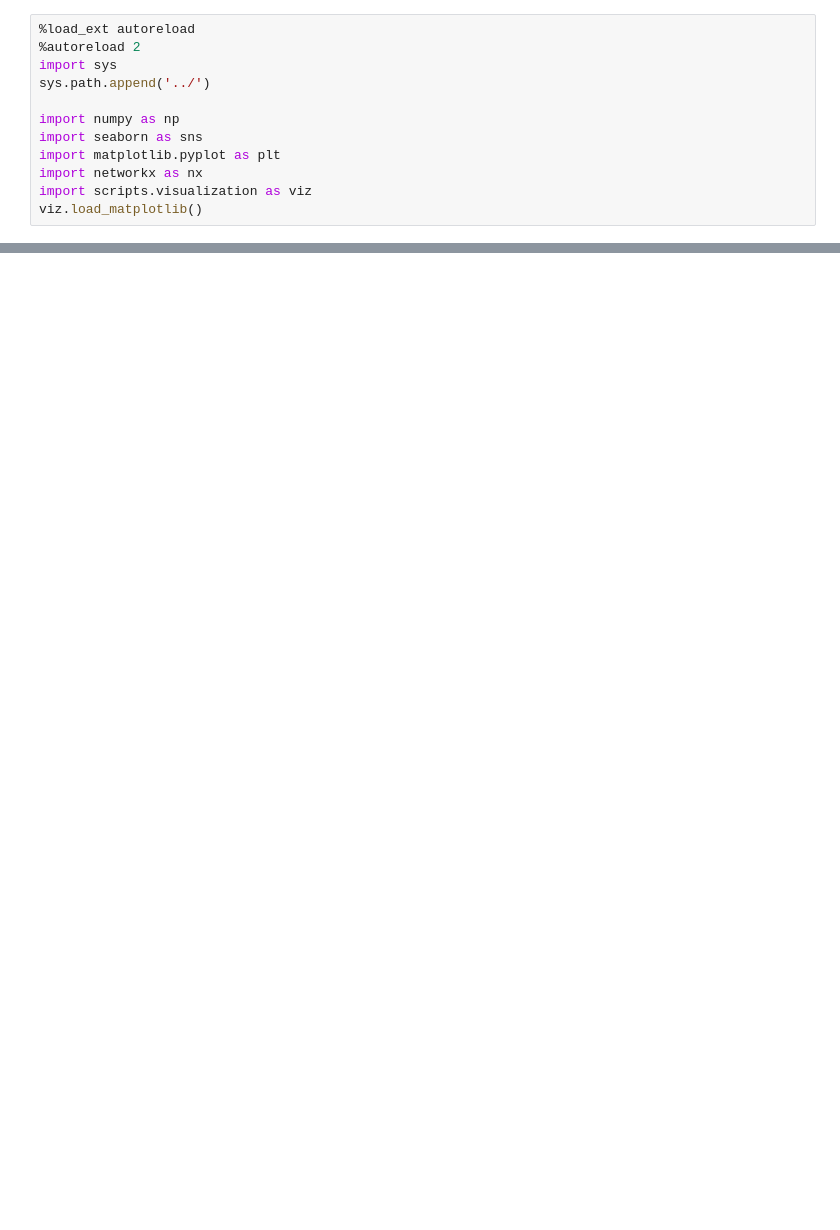
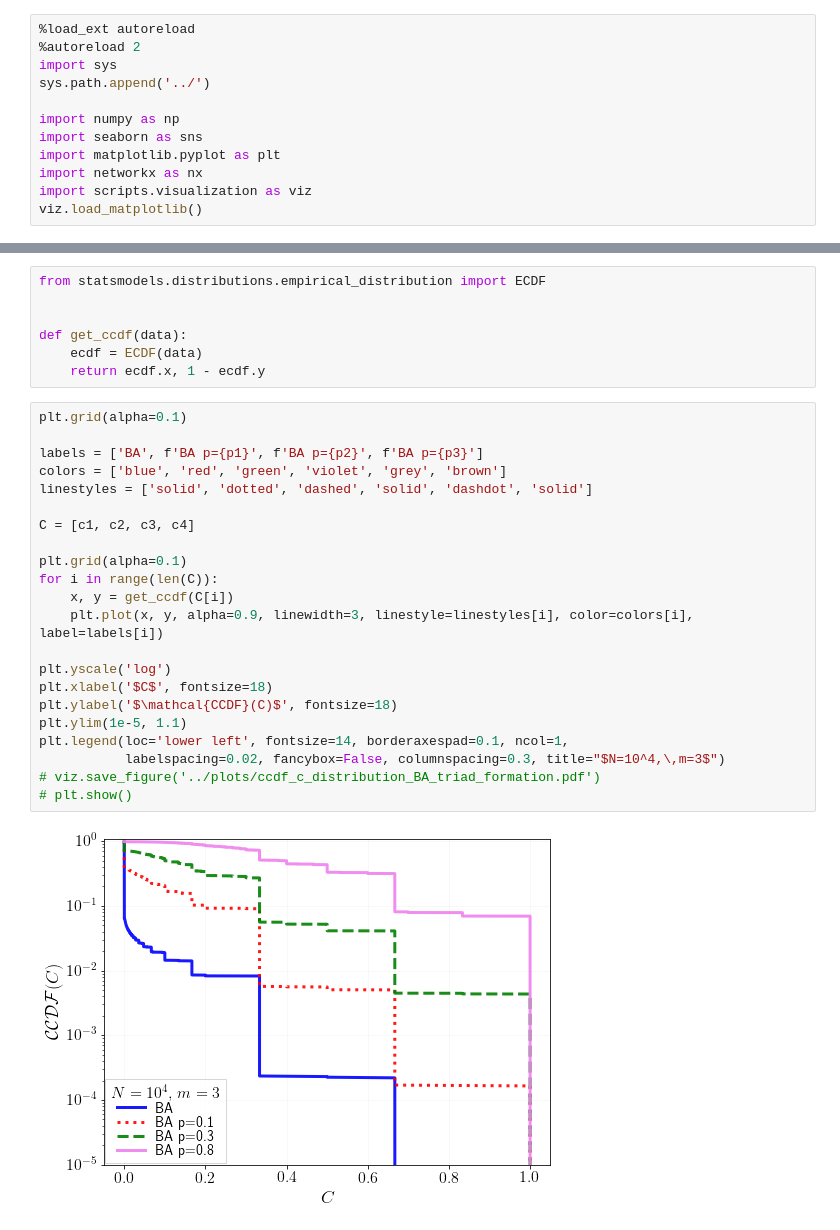
Before and after one commit to robertjankowski/social-media-influence-on-covid-pandemic, a Jupyter notebook: notebooks/ba_model_triad_formation.ipynb, the cells around one changed output, grey strips where cells are left out. Drawn from its saved outputs; the diff is of its cells as text; blank space fills up the shorter version.

```diff
--- a/notebooks/ba_model_triad_formation.ipynb
+++ b/notebooks/ba_model_triad_formation.ipynb
@@ -55,3 +55,34 @@ Wall time: 1min 51s
+# %%
+from statsmodels.distributions.empirical_distribution import ECDF
+
+
+def get_ccdf(data):
+    ecdf = ECDF(data)
+    return ecdf.x, 1 - ecdf.y
+# %%
+plt.grid(alpha=0.1)
+
+labels = ['BA', f'BA p={p1}', f'BA p={p2}', f'BA p={p3}']
+colors = ['blue', 'red', 'green', 'violet', 'grey', 'brown']
+linestyles = ['solid', 'dotted', 'dashed', 'solid', 'dashdot', 'solid']
+
+C = [c1, c2, c3, c4]
+
+plt.grid(alpha=0.1)
+for i in range(len(C)):
+    x, y = get_ccdf(C[i])
+    plt.plot(x, y, alpha=0.9, linewidth=3, linestyle=linestyles[i], color=colors[i], label=labels[i])
+
+plt.yscale('log')
+plt.xlabel('$C$', fontsize=18)
+plt.ylabel('$\mathcal{CCDF}(C)$', fontsize=18)
+plt.ylim(1e-5, 1.1)
+plt.legend(loc='lower left', fontsize=14, borderaxespad=0.1, ncol=1,
+           labelspacing=0.02, fancybox=False, columnspacing=0.3, title="$N=10^4,\,m=3$")
+# viz.save_figure('../plots/ccdf_c_distribution_BA_triad_formation.pdf')
+# plt.show()
+# %% [output]
+[figure, added]
 # %%
 n_bins = 20
 
```
Also changed, not shown: parts of 8 cells of this notebook, 5 other files.
